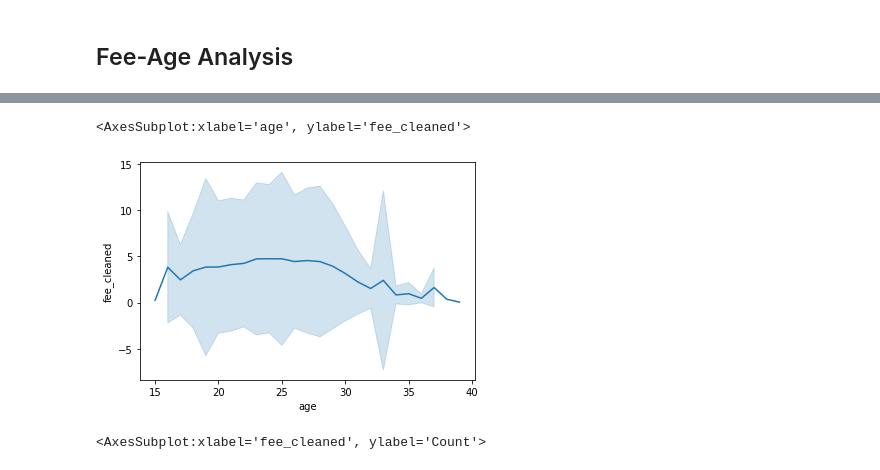
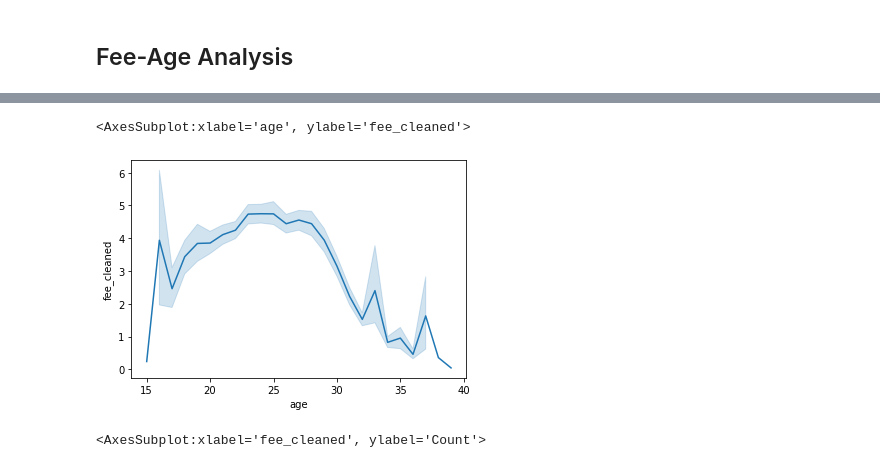
Before and after one commit to willit031794/net-analytics-ftp, a Jupyter notebook: scripts/analysis.ipynb, the cells around one changed output, grey strips where cells are left out. Cells and saved outputs as stored; diff of their text form; code cells hidden in the pictures.

```diff
--- a/scripts/analysis.ipynb
+++ b/scripts/analysis.ipynb
@@ -76,9 +76,9 @@ fee_age
 # %%
 # the variance is quite high
-sns.lineplot(data = fee_age, x = 'age', y = 'fee_cleaned', estimator= np.mean, ci = 'sd')
+sns.lineplot(data = fee_age, x = 'age', y = 'fee_cleaned', estimator= np.mean, ci = 95)
 # %% [output]
 <AxesSubplot:xlabel='age', ylabel='fee_cleaned'>
-[figure, old version]
+[figure, new version]
 # %%
 # heavy-tailed distribution --> median would be a more sensible mid-point measure
 # as mean would be influenced by the outliers
```
Also changed, not shown: parts of 35 cells of this notebook, 4 other files.
